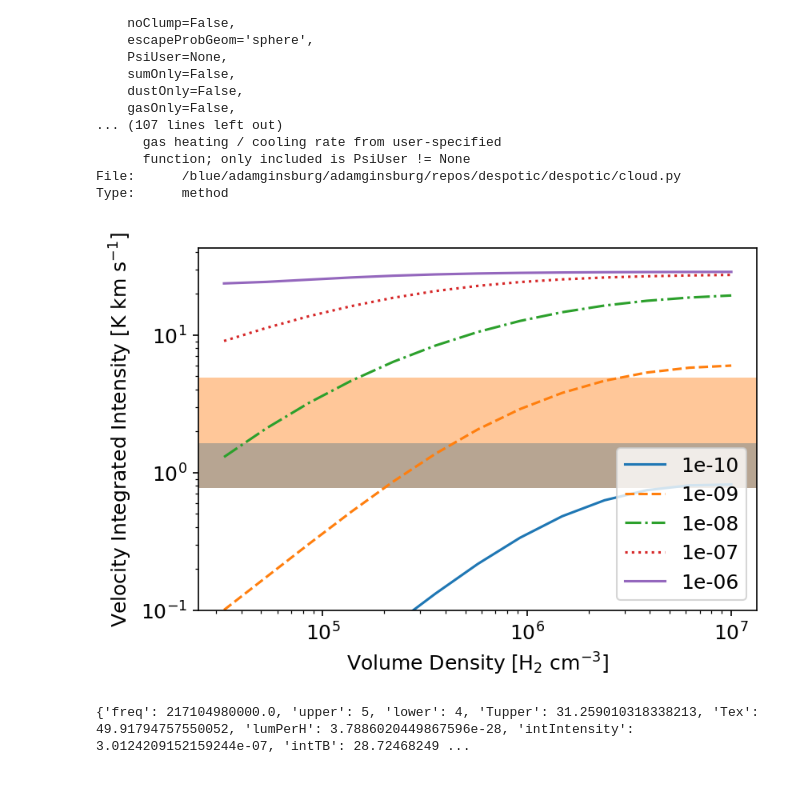
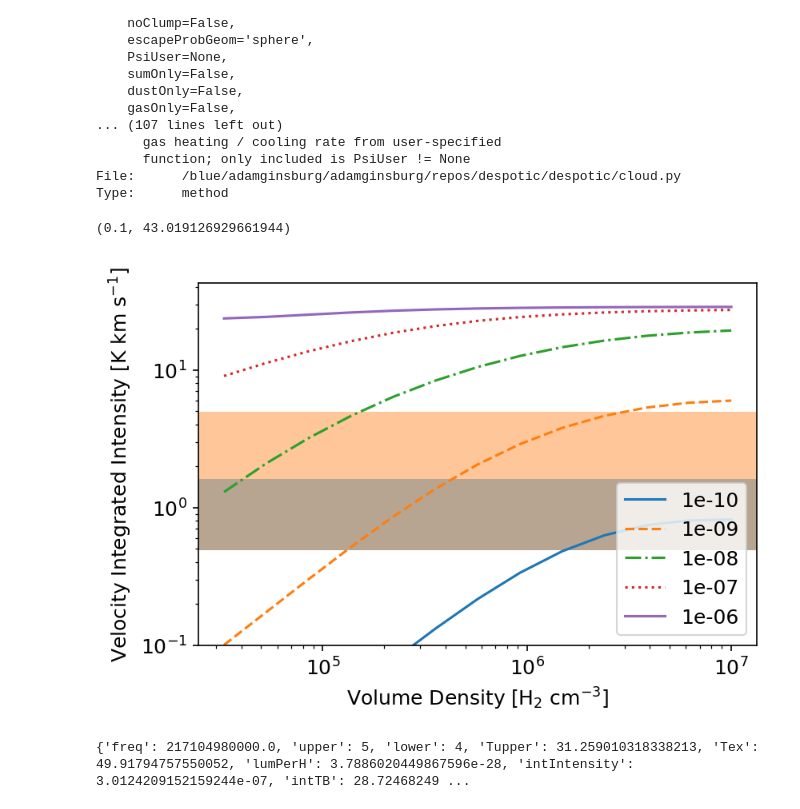
Before and after one commit to SpacialTree/clouds-g5-b1, a Jupyter notebook: DespoticSiO.ipynb, the cells around one changed output. Cells and saved outputs as stored; diff of their text form; code cells hidden in the pictures.

```diff
--- a/DespoticSiO.ipynb
+++ b/DespoticSiO.ipynb
@@ -215,8 +215,10 @@ for a in abundance:
         #plt.axhline(y=0.76873781, color='k', linestyle='--')
 
         #plt.axhspan(0.76873781, 4.8907389, facecolor='0.5', alpha=0.1)
-        plt.axhspan(0.76873781, 1.6335953, facecolor='tab:blue', alpha=0.1)
-        plt.axhspan(0.76873781, 4.8750899, facecolor='tab:orange', alpha=0.1)
+        #plt.axhspan(0.76873781, 1.6335953, facecolor='tab:blue', alpha=0.1)
+        #plt.axhspan(0.76873781, 4.8750899, facecolor='tab:orange', alpha=0.1)
+        plt.axhspan(0.48853974, 1.6164163, facecolor='tab:blue', alpha=0.1) # b
+        plt.axhspan(0.48853974, 4.9613779, facecolor='tab:orange', alpha=0.1)  # a
     except:
         print('oops')
     #'''
@@ -251,35 +253,36 @@ for a in abundance:
     plt.plot(vol_dense, Hint,label=lab)
     plt.xscale('log')
     plt.xlabel('Volume Density [H cm-3]')
     plt.ylabel('Emission per H [erg s-1]')
     '''
     ### Tupper
     '''
     plt.plot(vol_dense, Tupper,label=lab)
     plt.xscale('log')
     plt.xlabel('Volume Density [H cm-3]')
     plt.ylabel('Tupper [K]')
     '''
 
     ### Tau Dust
     '''
     plt.plot(vol_dense, tauDust, label=lab)
     plt.xscale('log')
     plt.xlabel('Volume Density [H cm-3]')
     plt.ylabel('Dust Opacity')
     '''
 
     #plt.title(title)
     #plt.show()
 plt.legend()
 #plt.ylim(top=20)
 plt.yscale('log')
 plt.ylim(bottom=0.1)
 
 #plt.savefig('/orange/adamginsburg/cmz/g5/code/plots/despoticsio.png')
-plt.savefig('/orange/adamginsburg/cmz/g5/code/plots/despoticsio.pdf', bbox_inches='tight')
+#plt.savefig('/orange/adamginsburg/cmz/g5/code/plots/despoticsio.pdf', bbox_inches='tight')
 # %% [output]
+(0.1, 43.019126929661944)
-[figure, old version]
+[figure, new version]
 # %%
 print(lines[4])
 # %% [output]
```
Also changed, not shown: 1 other file.
